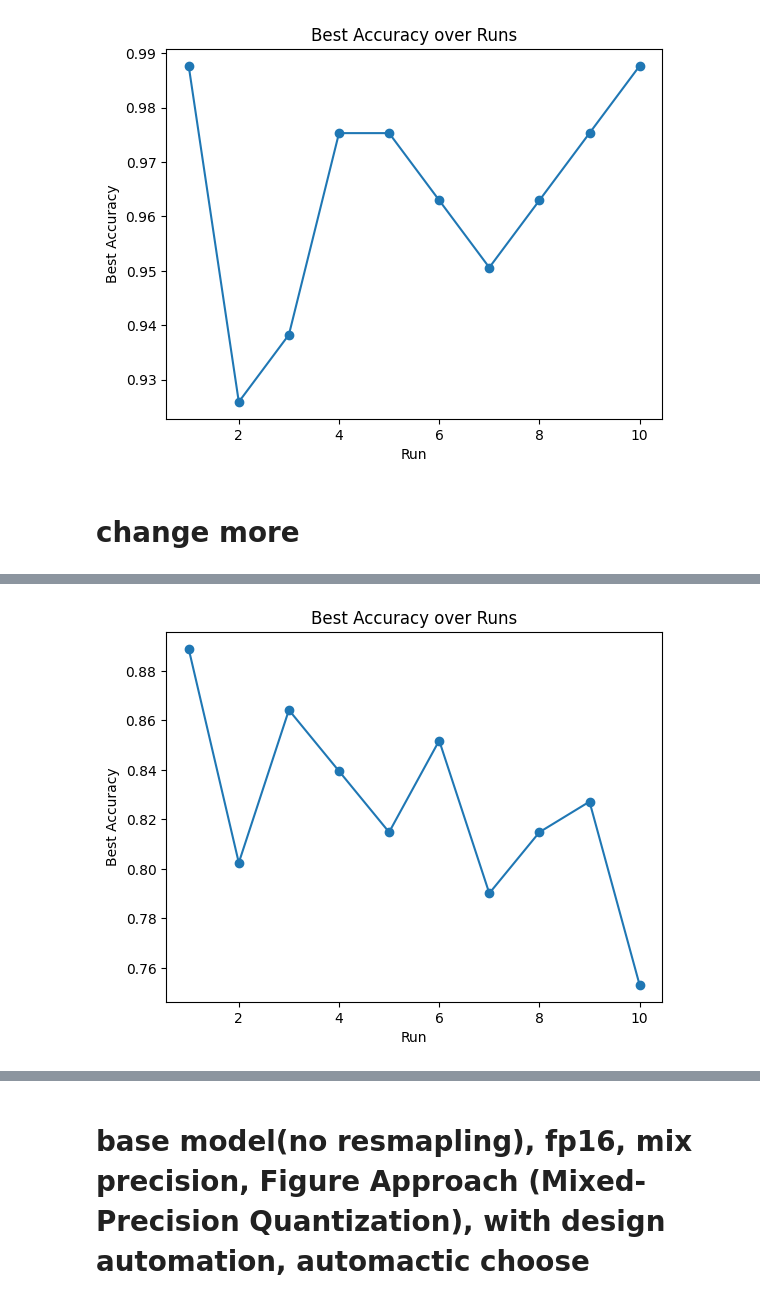
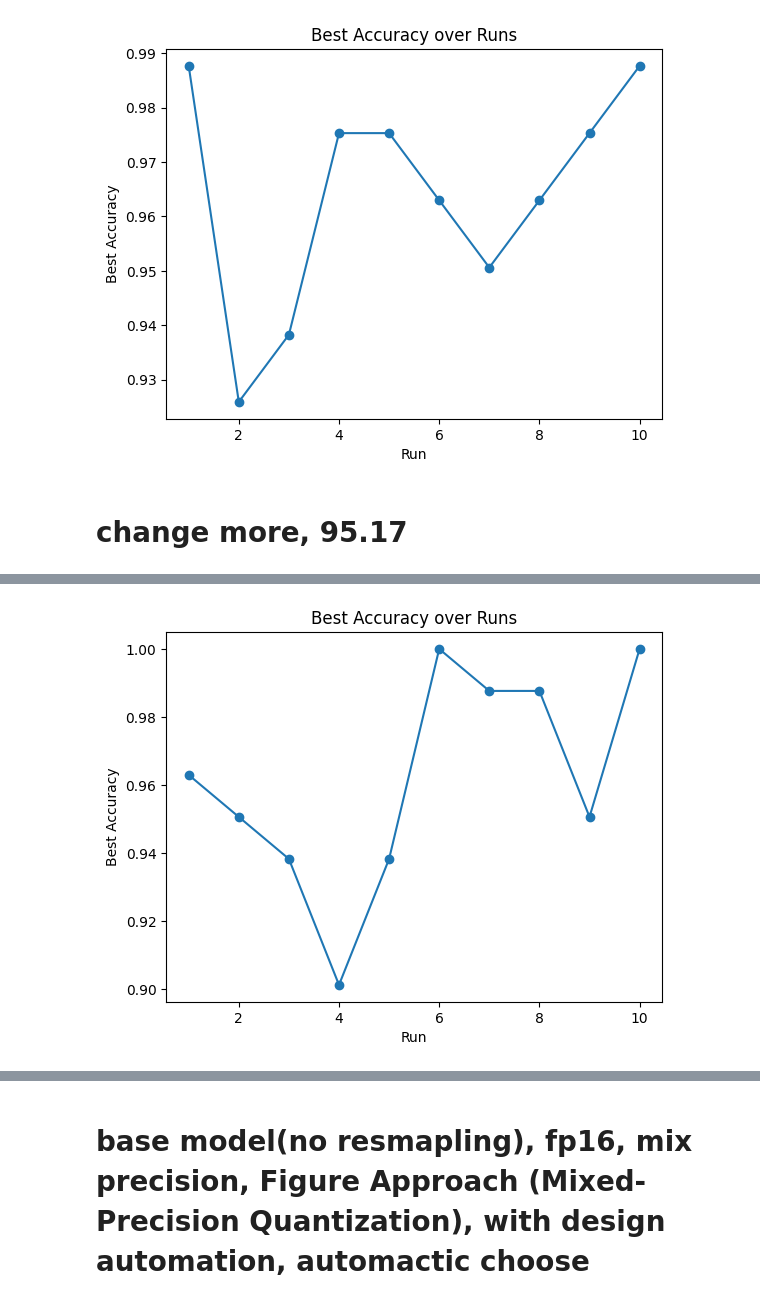
Before and after one commit to wasssup123/fyp, a Jupyter notebook: CNN model compare between mer.ipynb, the cells around one changed output, grey strips where cells are left out. Saved outputs shown, nothing was run; the diff lists cells and outputs as text; code cells hidden in the pictures.

```diff
--- a/CNN model compare between mer.ipynb
+++ b/CNN model compare between mer.ipynb
@@ -6451,7 +6451,7 @@ Run 1, Epoch 12: Accuracy = 0.8765 (Epoch Time: 1.42 sec)
 Average Highest Accuracy over 10 runs: 0.9642
 [figure]
 # %% [markdown]
-# change more
+# change more, 95.17
 # %%
 import torch
 import torch.nn as nn
@@ -6780,11 +6780,17 @@ for run in range(num_runs):
 
     #avg_acc = 93.95
 
-    model.conv1.qconfig = make_custom_qconfig(2, 3)
-    model.conv2.qconfig = make_custom_qconfig(4, 5)
-    model.conv3.qconfig = make_custom_qconfig(3, 2)
+    # model.conv1.qconfig = make_custom_qconfig(2, 3)
+    # model.conv2.qconfig = make_custom_qconfig(4, 5)
+    # model.conv3.qconfig = make_custom_qconfig(3, 2)
 
     #avg_acc = 82.47
+
+    model.conv1.qconfig = make_custom_qconfig(6, 4)
+    model.conv2.qconfig = make_custom_qconfig(3, 7)
+    model.conv3.qconfig = make_custom_qconfig(2, 4)
+
+    #avg_acc =
 
 
     tq.prepare_qat(model, inplace=True)
@@ -6887 +6893 @@ Average Highest Accuracy over 10 runs: 0.8247
-[figure, old version]
+[figure, new version]
```
Also changed, not shown: parts of 9 cells of this notebook, 2 other files.
